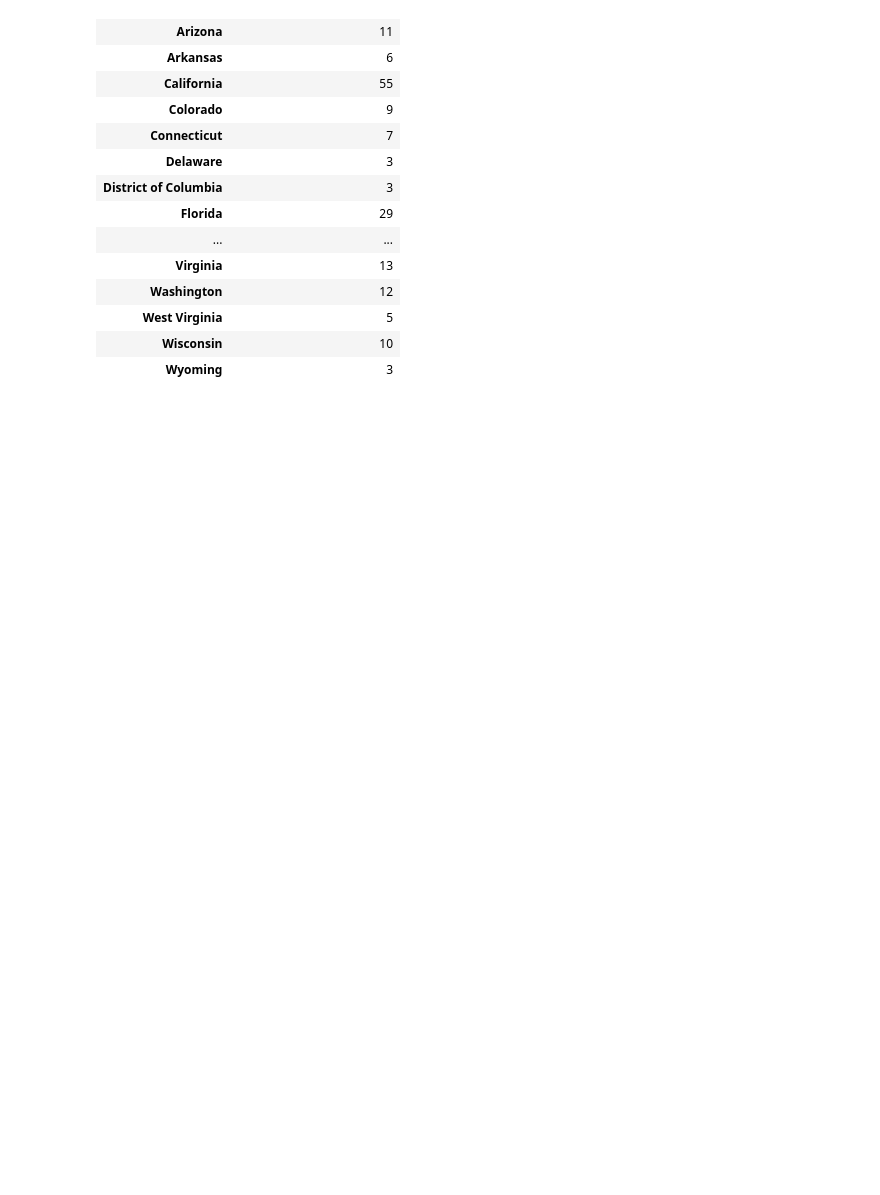
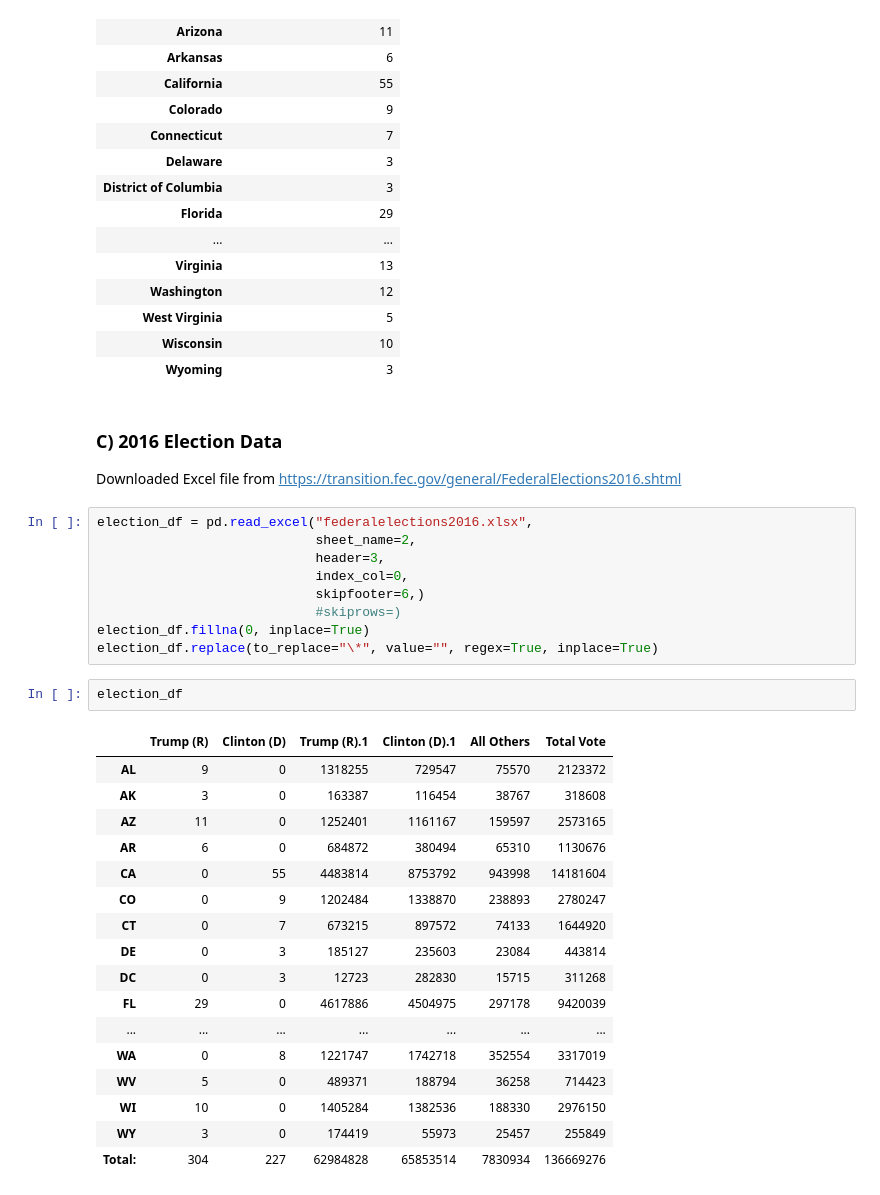
Before and after one commit to jmjoseph/electoral-college, a Jupyter notebook: ec_data.ipynb, the cells around one changed output. Cells and saved outputs as stored; diff of their text form; blank space fills up the shorter version.

Commit message:
Add election, abbreviation dataframes

```diff
--- a/ec_data.ipynb
+++ b/ec_data.ipynb
@@ -92,3 +94,37 @@ ec_df
 | West Virginia | 5 |
 | Wisconsin | 10 |
 | Wyoming | 3 |
+# %% [markdown]
+### C) 2016 Election Data
+
+Downloaded Excel file from
+https://transition.fec.gov/general/FederalElections2016.shtml
+# %%
+election_df = pd.read_excel("federalelections2016.xlsx",
+                            sheet_name=2,
+                            header=3,
+                            index_col=0,
+                            skipfooter=6,)
+                            #skiprows=)
+election_df.fillna(0, inplace=True)
+election_df.replace(to_replace="\*", value="", regex=True, inplace=True)
+# %%
+election_df
+# %% [output]
+|  | Trump (R) | Clinton (D) | Trump (R).1 | Clinton (D).1 | All Others | Total Vote |
+| AL | 9 | 0 | 1318255 | 729547 | 75570 | 2123372 |
+| AK | 3 | 0 | 163387 | 116454 | 38767 | 318608 |
+| AZ | 11 | 0 | 1252401 | 1161167 | 159597 | 2573165 |
+| AR | 6 | 0 | 684872 | 380494 | 65310 | 1130676 |
+| CA | 0 | 55 | 4483814 | 8753792 | 943998 | 14181604 |
+| CO | 0 | 9 | 1202484 | 1338870 | 238893 | 2780247 |
+| CT | 0 | 7 | 673215 | 897572 | 74133 | 1644920 |
+| DE | 0 | 3 | 185127 | 235603 | 23084 | 443814 |
+| DC | 0 | 3 | 12723 | 282830 | 15715 | 311268 |
+| FL | 29 | 0 | 4617886 | 4504975 | 297178 | 9420039 |
+| ... | ... | ... | ... | ... | ... | ... |
+| WA | 0 | 8 | 1221747 | 1742718 | 352554 | 3317019 |
+| WV | 5 | 0 | 489371 | 188794 | 36258 | 714423 |
+| WI | 10 | 0 | 1405284 | 1382536 | 188330 | 2976150 |
+| WY | 3 | 0 | 174419 | 55973 | 25457 | 255849 |
+| Total: | 304 | 227 | 62984828 | 65853514 | 7830934 | 136669276 |
```
Also changed, not shown: parts of 5 cells of this notebook.
